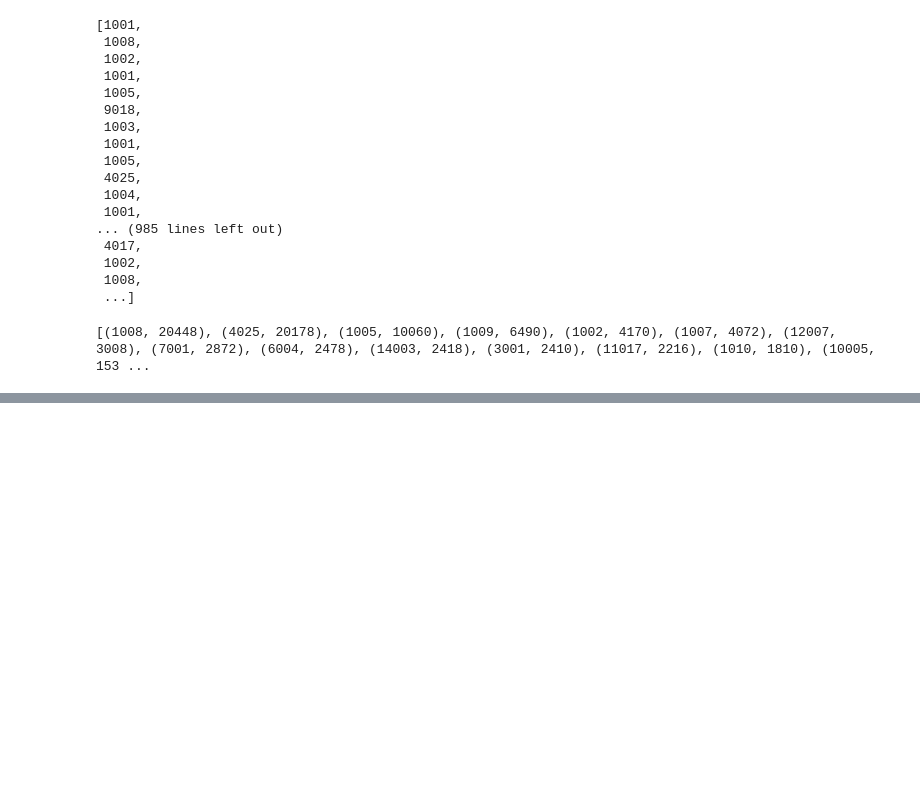
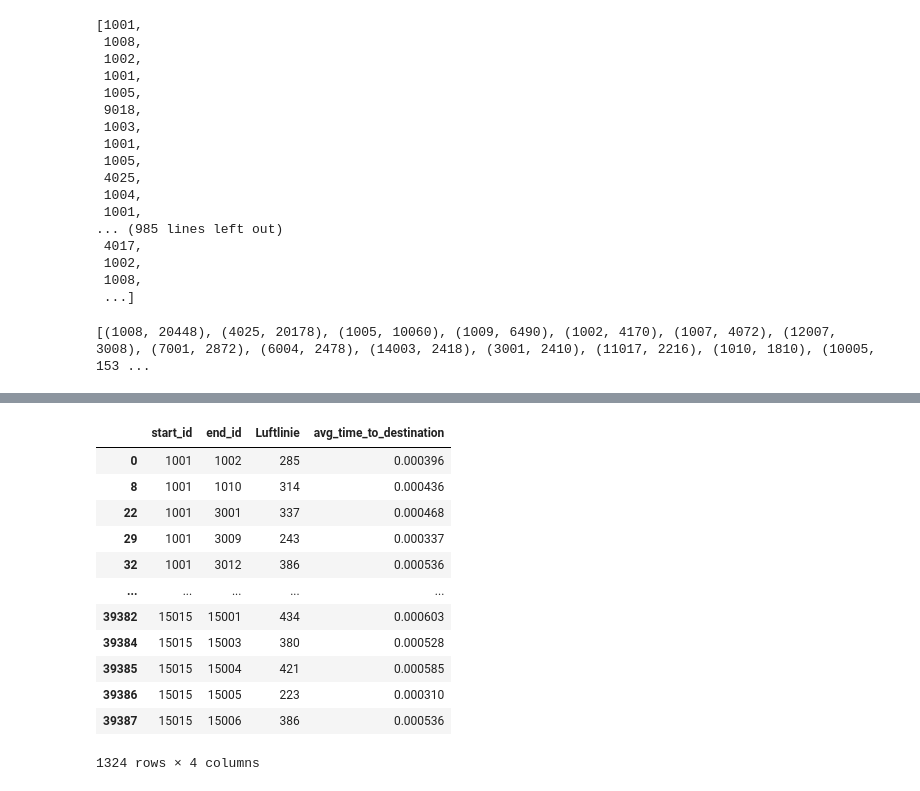
Before and after one commit to Lukas-Dierkes/vehicle-stream-team-project, a Jupyter notebook: vehicle_stream_pipeline/short_path.ipynb, the cells around one changed output, grey strips where cells are left out. Cells and saved outputs as stored; diff of their text form; code cells hidden in the pictures; blank space fills up the shorter version.

```diff
--- a/vehicle_stream_pipeline/test.ipynb
+++ b/vehicle_stream_pipeline/short_path.ipynb
@@ -243,0 +268,16 @@ print(counter.most_common(15))
+# %%
+drone_flights
+# %% [output]
+|  | start_id | end_id | Luftlinie | avg_time_to_destination |
+| 0 | 1001 | 1002 | 285 | 0.000396 |
+| 8 | 1001 | 1010 | 314 | 0.000436 |
+| 22 | 1001 | 3001 | 337 | 0.000468 |
+| 29 | 1001 | 3009 | 243 | 0.000337 |
+| 32 | 1001 | 3012 | 386 | 0.000536 |
+| ... | ... | ... | ... | ... |
+| 39382 | 15015 | 15001 | 434 | 0.000603 |
+| 39384 | 15015 | 15003 | 380 | 0.000528 |
+| 39385 | 15015 | 15004 | 421 | 0.000585 |
+| 39386 | 15015 | 15005 | 223 | 0.000310 |
+| 39387 | 15015 | 15006 | 386 | 0.000536 |
+1324 rows × 4 columns
```
Also changed, not shown: parts of 7 cells of this notebook.
